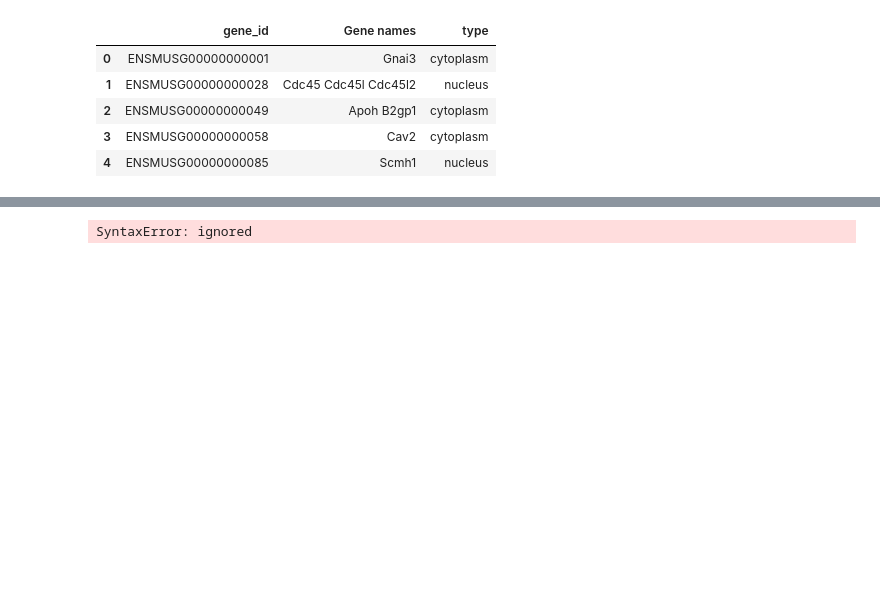
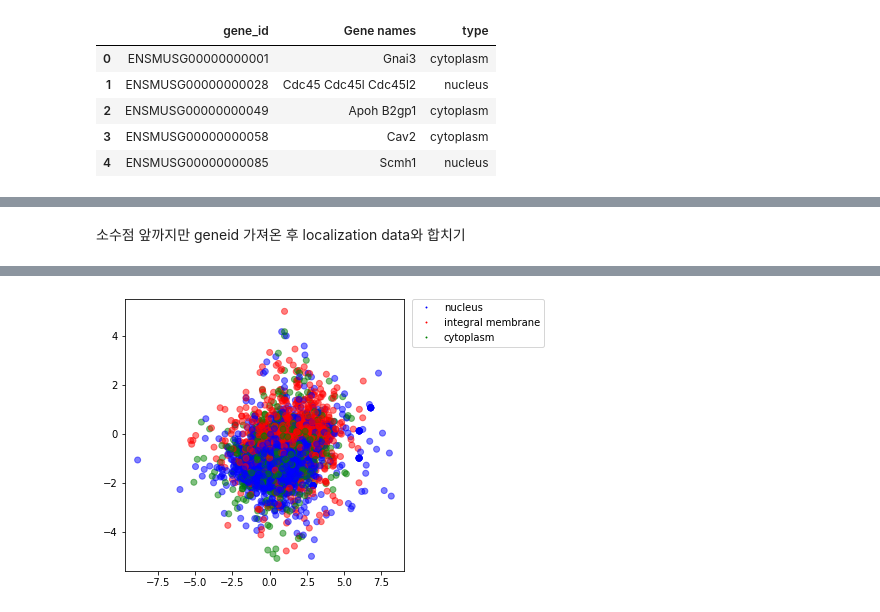
Before and after one commit to JS19563255/2022bioinfo1_project, a Jupyter notebook: week1.ipynb, the cells around one changed output, grey strips where cells are left out. Saved outputs shown, nothing was run; the diff lists cells and outputs as text; code cells hidden in the pictures; blank space fills up the shorter version.

```diff
--- a/week1.ipynb
+++ b/week1.ipynb
@@ -204,6 +204,8 @@ rawcnts.head()
 | 2 | ENSMUSG00000051951.6 | chr1;chr1;chr1;chr1;chr1;chr1;chr1 | 3276124;3276746;3283662;3283832;3... | 3277540;3277540;3285855;3286567;3... | -;-;-;-;-;-;- | 6094 | 4 | 1 | ... |
 | 3 | ENSMUSG00000102851.2 | chr1 | 3322980 | 3323459 | + | 480 | 3 | 0 | ... |
 | 4 | ENSMUSG00000103377.2 | chr1 | 3435954 | 3438772 | - | 2819 | 0 | 0 | ... |
+# %% [markdown]
+소수점 앞까지만 geneid 가져온 후 localization data와 합치기
 # %%
 rawcnts['Geneid'] = rawcnts['Geneid'].str[:18]
 concnts = pd.merge(rawcnts, mouselocal, left_on="Geneid", right_on="gene_id")
@@ -229,22 +231,22 @@ concnts.head()
 # %%
 from matplotlib import pyplot as plt
 from matplotlib.lines import Line2D
 import numpy as np
 import pandas as pd
 
-plotdata = pd.DataFrame(dict(CLIP_enrichment=np.log2(concnts['clip_enrichment']), ribosomal_density_change=np.log2((concnts['rden_change']), type=(concnts['type'])))
+plotdata = pd.DataFrame(dict(CLIP_enrichment=np.log2(concnts['CLIP_enrichment']), ribosomal_density_change=np.log2(concnts['ribosomal_density_change']), type=(concnts['type'])))
 
 fig, ax = plt.subplots(1, 1, figsize=(5, 5))
 
 colors = {'nucleus':'b', 'integral membrane':'r', 'cytoplasm':'g'}
-ax.scatter(plotdata['CLIP_enrichment'], plotdata['ribosomal_density_change'], c=df['type'].map(colors), alpha=0.5)
+ax.scatter(plotdata['CLIP_enrichment'], plotdata['ribosomal_density_change'], c=plotdata['type'].map(colors), alpha=0.5)
 
 nucleus_dot = Line2D(range(1), range(1), color="white", marker='o', markerfacecolor='b',label='nucleus',markersize=3)
 integral_membrane_dot = Line2D(range(1), range(1), color="white", marker='o', markerfacecolor='r',label='integral membrane',markersize=3)
 cytoplasm_dot = Line2D(range(1), range(1), color="white", marker='o', markerfacecolor='g',label='cytoplasm',markersize=3)
 
 ax.legend(handles=[nucleus_dot,integral_membrane_dot,cytoplasm_dot],loc='upper right', bbox_to_anchor=(1.52, 1.02))
 
 plt.show()
 # %% [output]
-SyntaxError: ignored
+[figure, added]
```
Also changed, not shown: parts of 3 cells of this notebook.
